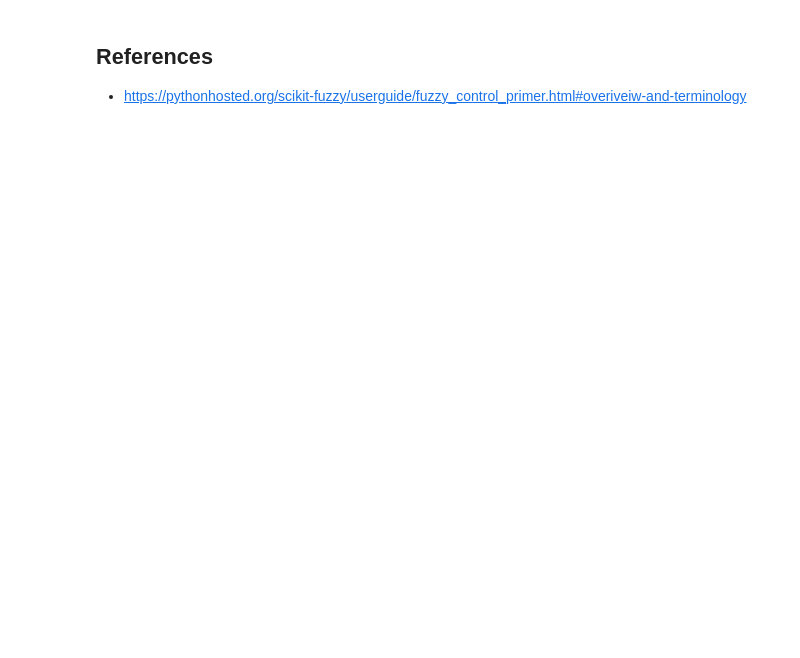
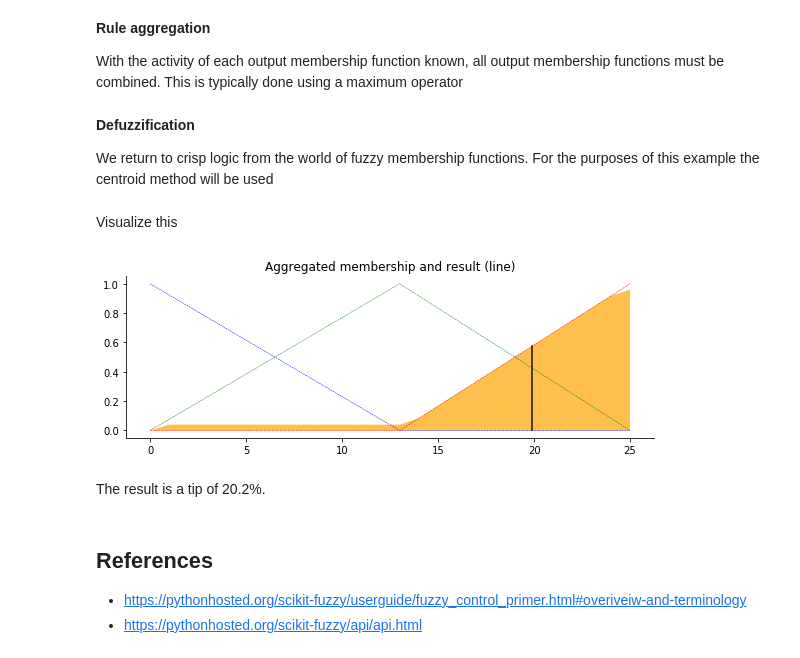
Before and after one commit to vinalyan/Data-Science, a Jupyter notebook: Artificial Intelligence/fuzzy logic/Fuzzy Logic Introduction.ipynb, the cells around one changed output. Cells and saved outputs as stored; diff of their text form; code cells hidden in the pictures; blank space fills up the shorter version.

```diff
--- a/Artificial Intelligence/fuzzy logic/Fuzzy Logic Introduction.ipynb
+++ b/Artificial Intelligence/fuzzy logic/Fuzzy Logic Introduction.ipynb
@@ -29,0 +136,2 @@ This is the output variable
+# %%
+tip0 = np.zeros_like(x_tip)
@@ -29,0 +140,18 @@ This is the output variable
+# %%
+fig, ax0 = plt.subplots(figsize=(8, 3))
+
+ax0.fill_between(x_tip, tip0, tip_activation_lo, facecolor='b', alpha=0.7)
+ax0.plot(x_tip, tip_lo, 'b', linewidth=0.5, linestyle='--', )
+ax0.fill_between(x_tip, tip0, tip_activation_md, facecolor='g', alpha=0.7)
+ax0.plot(x_tip, tip_md, 'g', linewidth=0.5, linestyle='--')
+ax0.fill_between(x_tip, tip0, tip_activation_hi, facecolor='r', alpha=0.7)
+ax0.plot(x_tip, tip_hi, 'r', linewidth=0.5, linestyle='--')
+ax0.set_title('Output membership activity')
+
+for ax in (ax0,):
+    ax.spines['top'].set_visible(False)
+    ax.spines['right'].set_visible(False)
+    ax.get_xaxis().tick_bottom()
+    ax.get_yaxis().tick_left()
+
+plt.tight_layout()
@@ -30,4 +160,42 @@ This is the output variable
+# %% [markdown]
+__Rule aggregation__
+
+With the activity of each output membership function known, all output membership functions must be combined. This is typically done using a maximum operator
+# %%
+aggregated = np.fmax(tip_activation_lo, np.fmax(tip_activation_md, tip_activation_hi))
+# %% [markdown]
+__Defuzzification__
+
+We return to crisp logic from the world of fuzzy membership functions. For the purposes of this example the centroid method will be used
+# %%
+tip = fuzz.defuzz(x_tip, aggregated, 'centroid')
+tip_activation = fuzz.interp_membership(x_tip, aggregated, tip)  # for plot
+# %% [markdown]
+Visualize this
+# %%
+fig, ax0 = plt.subplots(figsize=(8, 3))
+
+ax0.plot(x_tip, tip_lo, 'b', linewidth=0.5, linestyle='--', )
+ax0.plot(x_tip, tip_md, 'g', linewidth=0.5, linestyle='--')
+ax0.plot(x_tip, tip_hi, 'r', linewidth=0.5, linestyle='--')
+ax0.fill_between(x_tip, tip0, aggregated, facecolor='Orange', alpha=0.7)
+ax0.plot([tip, tip], [0, tip_activation], 'k', linewidth=1.5, alpha=0.9)
+ax0.set_title('Aggregated membership and result (line)')
+
+# Turn off top/right axes
+for ax in (ax0,):
+    ax.spines['top'].set_visible(False)
+    ax.spines['right'].set_visible(False)
+    ax.get_xaxis().tick_bottom()
+    ax.get_yaxis().tick_left()
+
+plt.tight_layout()
+# %% [output]
+[figure, added]
+# %% [markdown]
+The result is a tip of 20.2%.
 # %% [markdown]
 ## References
 
 + https://pythonhosted.org/scikit-fuzzy/userguide/fuzzy_control_primer.html#overiveiw-and-terminology
++ https://pythonhosted.org/scikit-fuzzy/api/api.html
```
Also changed, not shown: parts of 23 cells of this notebook.
